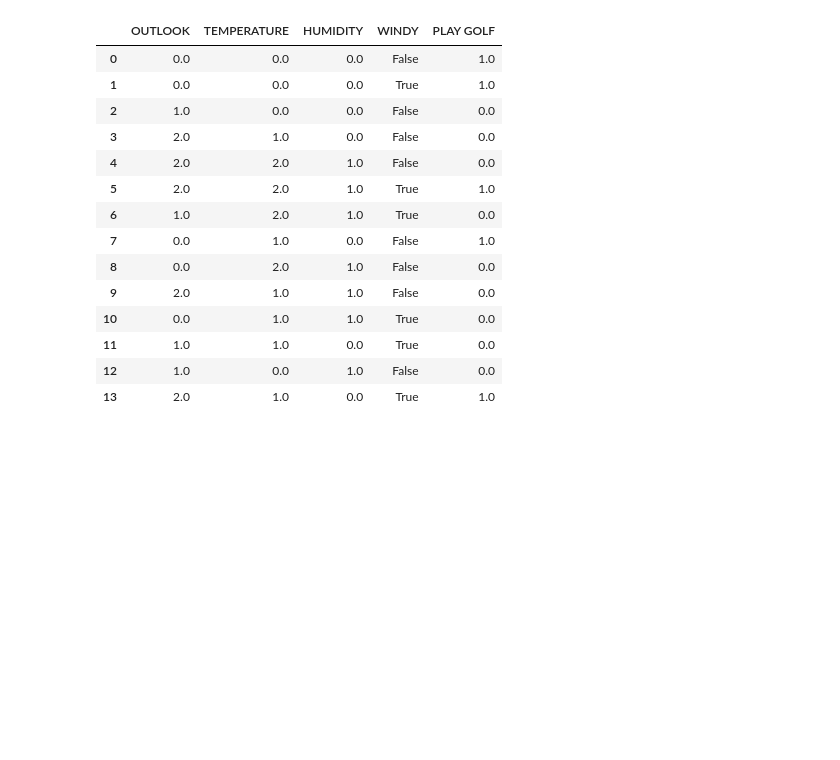
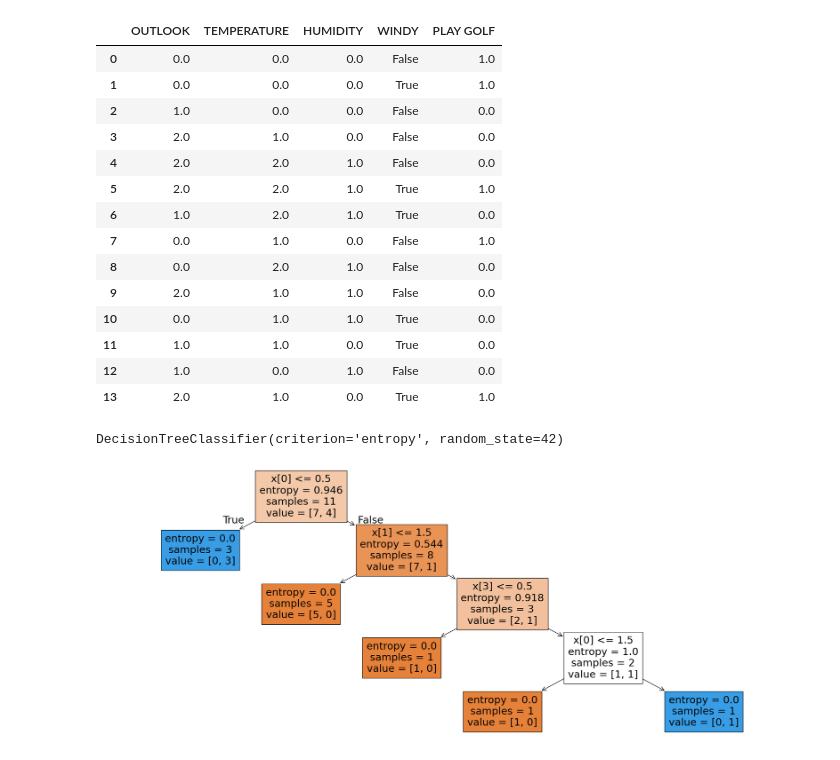
Before and after one commit to shahjamanbadhon/Data-Mining, a Jupyter notebook: Lab5_Decision_Tree.ipynb, the cells around one changed output. Saved outputs shown, nothing was run; the diff lists cells and outputs as text; code cells hidden in the pictures; blank space fills up the shorter version.

```diff
--- a/Lab5_Decision_Tree.ipynb
+++ b/Lab5_Decision_Tree.ipynb
@@ -79,3 +79,6 @@ data
 | 11 | 1.0 | 1.0 | 0.0 | True | 0.0 |
 | 12 | 1.0 | 0.0 | 1.0 | False | 0.0 |
 | 13 | 2.0 | 1.0 | 0.0 | True | 1.0 |
+# %%
+x = data.iloc[:,:-1]
+y = data.iloc[:,-1]
@@ -81,0 +87,2 @@ data
+# %%
+x_train,x_test,y_train,y_test = train_test_split(x,y,train_size=0.8)
@@ -81,0 +91,6 @@ data
+# %%
+dt = DecisionTreeClassifier(criterion='entropy', random_state=42) # with entropy
+# %%
+dt.fit(x_train,y_train)
+# %% [output]
+DecisionTreeClassifier(criterion='entropy', random_state=42)
@@ -81,0 +100,6 @@ data
+# %%
+plt.figure(figsize=(26,10))
+tree.plot_tree(dt,filled=True)
+plt.show()
+# %% [output]
+[figure, added]
```
Also changed, not shown: parts of 3 cells of this notebook.
